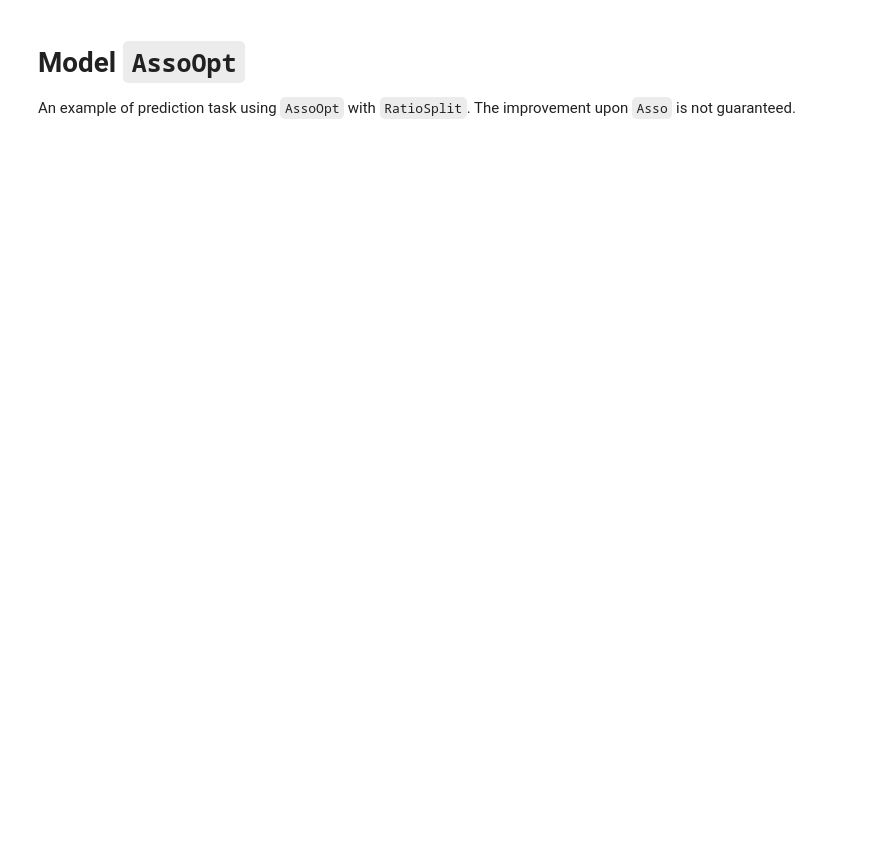
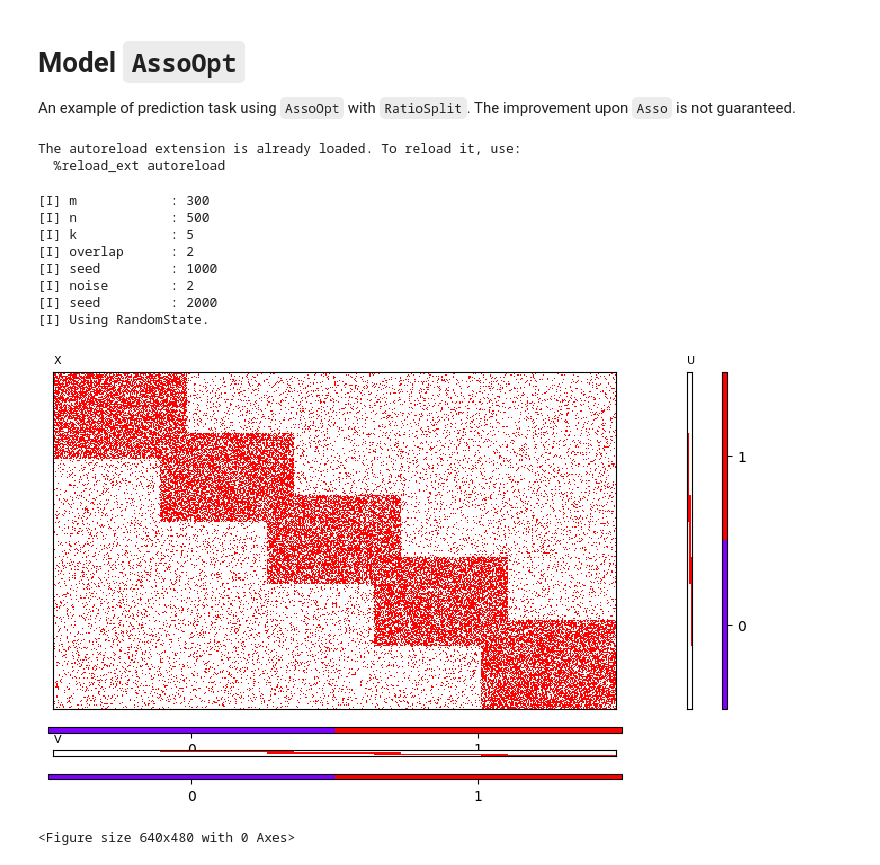
Before and after one commit to PreferredAI/PyBMF, a Jupyter notebook: examples/ex02_3_AssoOpt.ipynb, the cells around one changed output. Drawn from its saved outputs; the diff is of its cells as text; code cells hidden in the pictures; blank space fills up the shorter version.

```diff
--- a/examples/ex02_3_AssoOpt.ipynb
+++ b/examples/ex02_3_AssoOpt.ipynb
@@ -3,8 +3,35 @@
 
 An example of prediction task using `AssoOpt` with `RatioSplit`. The improvement upon `Asso` is not guaranteed.
 # %%
+# use project files rather than the installed PyBMF
+
 %load_ext autoreload
 %autoreload 2
+
 import sys
-sys.path.append('../')
+sys.path.insert(0, '../')
+# %% [output]
+The autoreload extension is already loaded. To reload it, use:
+  %reload_ext autoreload
+# %%
+# generating synthetic data
+
+from PyBMF.generators import BlockDiagonalMatrixGenerator
+
+data = BlockDiagonalMatrixGenerator(m=300, n=500, k=5, overlap=[0.3, 0.2])
+data.generate(seed=1000)
+data.add_noise(noise=[0.4, 0.1], seed=2000)
+
+data.show_matrix(scaling=0.5)
+# %% [output]
+[I] m            : 300
+[I] n            : 500
+[I] k            : 5
+[I] overlap      : 2
+[I] seed         : 1000
+[I] noise        : 2
+[I] seed         : 2000
+[I] Using RandomState.
+[figure, added]
+<Figure size 640x480 with 0 Axes>
 # %%
```
Also changed, not shown: parts of 4 cells of this notebook, 23 other files.
